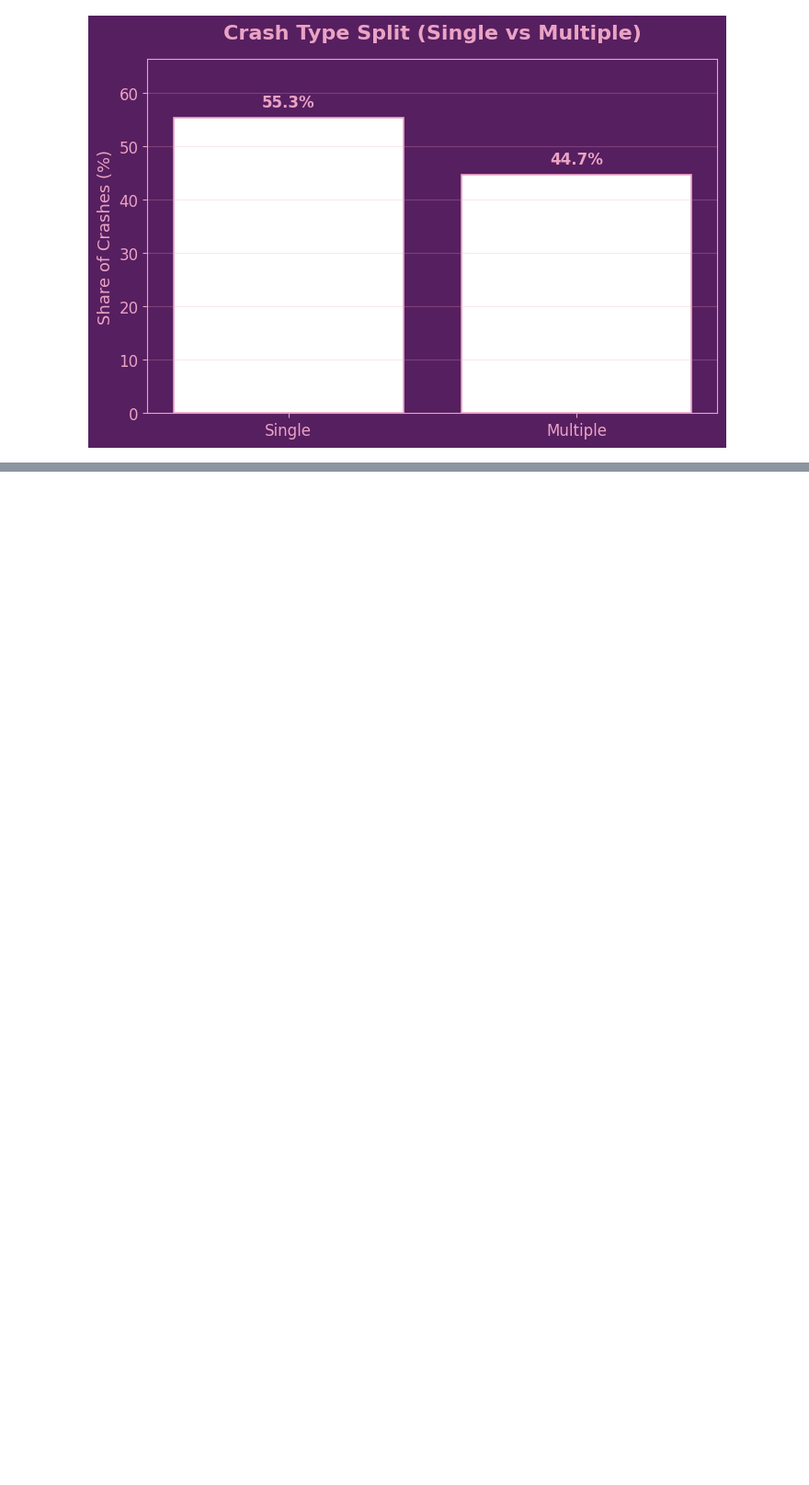
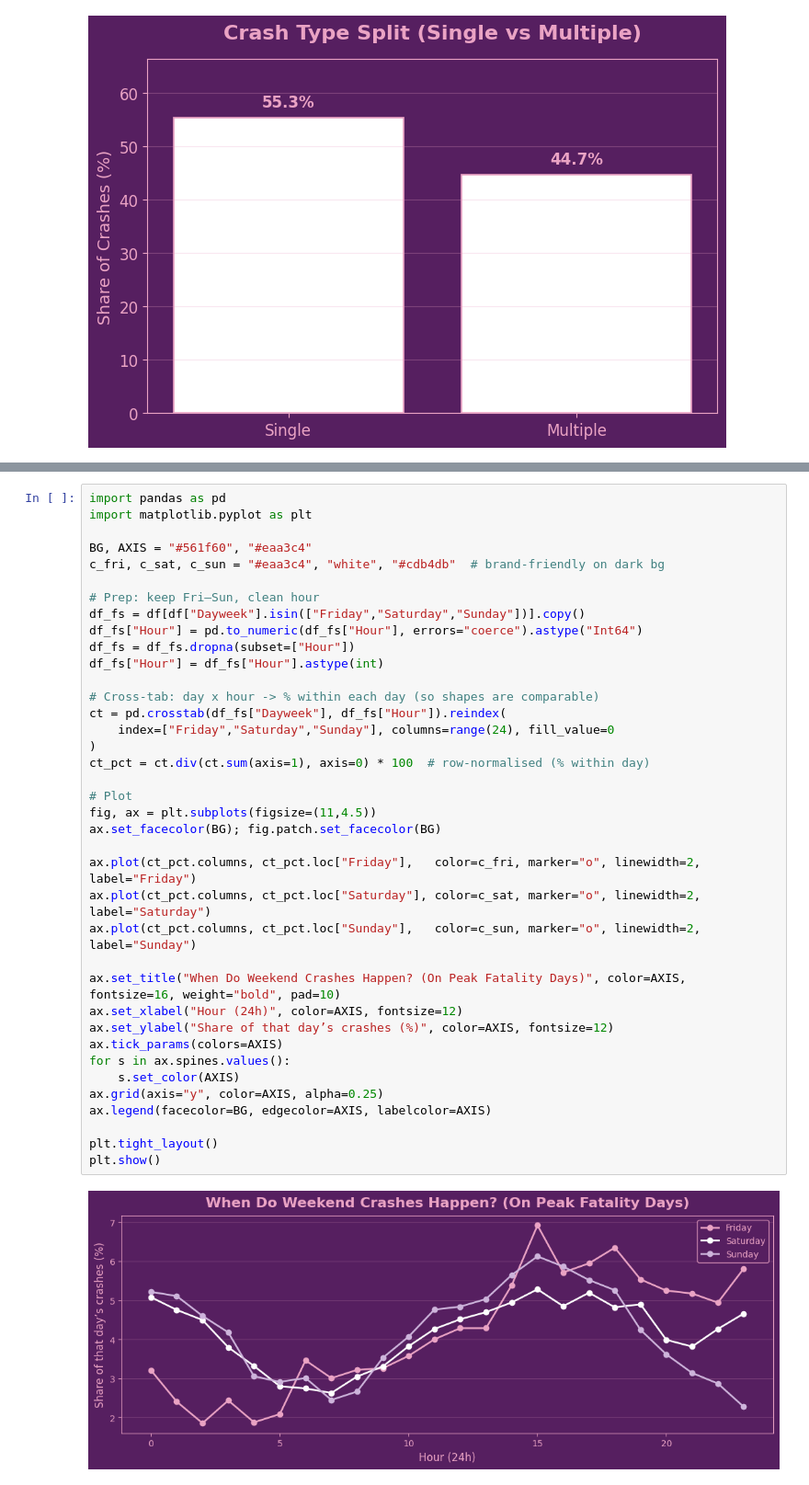
Before and after one commit to NoorullahMuhammadKhan/Noorullah-Khan-Github-Repository, a Jupyter notebook: Scyne Advisory Interview/Traffic Investigation Scyne Advisory.ipynb, the cells around one changed output, grey strips where cells are left out. Shown at 92% size. Saved outputs shown, nothing was run; the diff lists cells and outputs as text; blank space fills up the shorter version.

```diff
--- a/Scyne Advisory Interview/Traffic Investigation Scyne Advisory.ipynb
+++ b/Scyne Advisory Interview/Traffic Investigation Scyne Advisory.ipynb
@@ -1518,0 +1576,40 @@ plt.tight_layout(); plt.show()
+# %%
+import pandas as pd
+import matplotlib.pyplot as plt
+
+BG, AXIS = "#561f60", "#eaa3c4"
+c_fri, c_sat, c_sun = "#eaa3c4", "white", "#cdb4db"  # brand-friendly on dark bg
+
+# Prep: keep Fri–Sun, clean hour
+df_fs = df[df["Dayweek"].isin(["Friday","Saturday","Sunday"])].copy()
+df_fs["Hour"] = pd.to_numeric(df_fs["Hour"], errors="coerce").astype("Int64")
+df_fs = df_fs.dropna(subset=["Hour"])
+df_fs["Hour"] = df_fs["Hour"].astype(int)
+
+# Cross-tab: day x hour -> % within each day (so shapes are comparable)
+ct = pd.crosstab(df_fs["Dayweek"], df_fs["Hour"]).reindex(
+    index=["Friday","Saturday","Sunday"], columns=range(24), fill_value=0
+)
+ct_pct = ct.div(ct.sum(axis=1), axis=0) * 100  # row-normalised (% within day)
+
+# Plot
+fig, ax = plt.subplots(figsize=(11,4.5))
+ax.set_facecolor(BG); fig.patch.set_facecolor(BG)
+
+ax.plot(ct_pct.columns, ct_pct.loc["Friday"],   color=c_fri, marker="o", linewidth=2, label="Friday")
+ax.plot(ct_pct.columns, ct_pct.loc["Saturday"], color=c_sat, marker="o", linewidth=2, label="Saturday")
+ax.plot(ct_pct.columns, ct_pct.loc["Sunday"],   color=c_sun, marker="o", linewidth=2, label="Sunday")
+
+ax.set_title("When Do Weekend Crashes Happen? (On Peak Fatality Days)", color=AXIS, fontsize=16, weight="bold", pad=10)
+ax.set_xlabel("Hour (24h)", color=AXIS, fontsize=12)
+ax.set_ylabel("Share of that day’s crashes (%)", color=AXIS, fontsize=12)
+ax.tick_params(colors=AXIS)
+for s in ax.spines.values():
+    s.set_color(AXIS)
+ax.grid(axis="y", color=AXIS, alpha=0.25)
+ax.legend(facecolor=BG, edgecolor=AXIS, labelcolor=AXIS)
+
+plt.tight_layout()
+plt.show()
+# %% [output]
+[figure, added]
```
Also changed, not shown: parts of 4 cells of this notebook, 1 other file.
